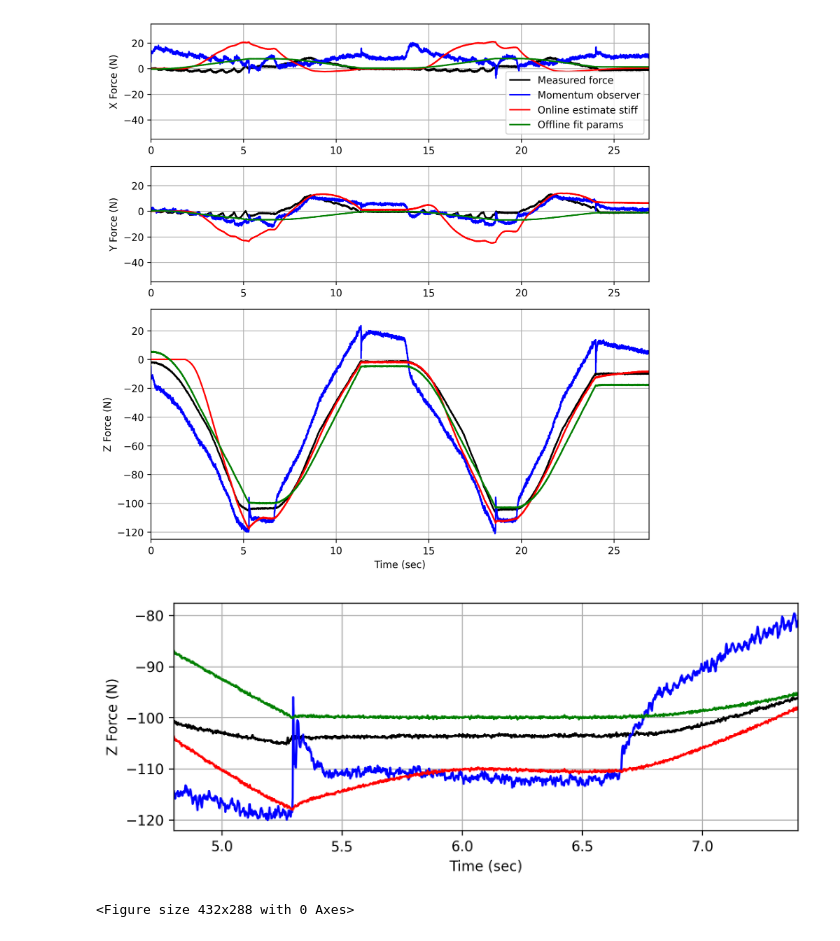
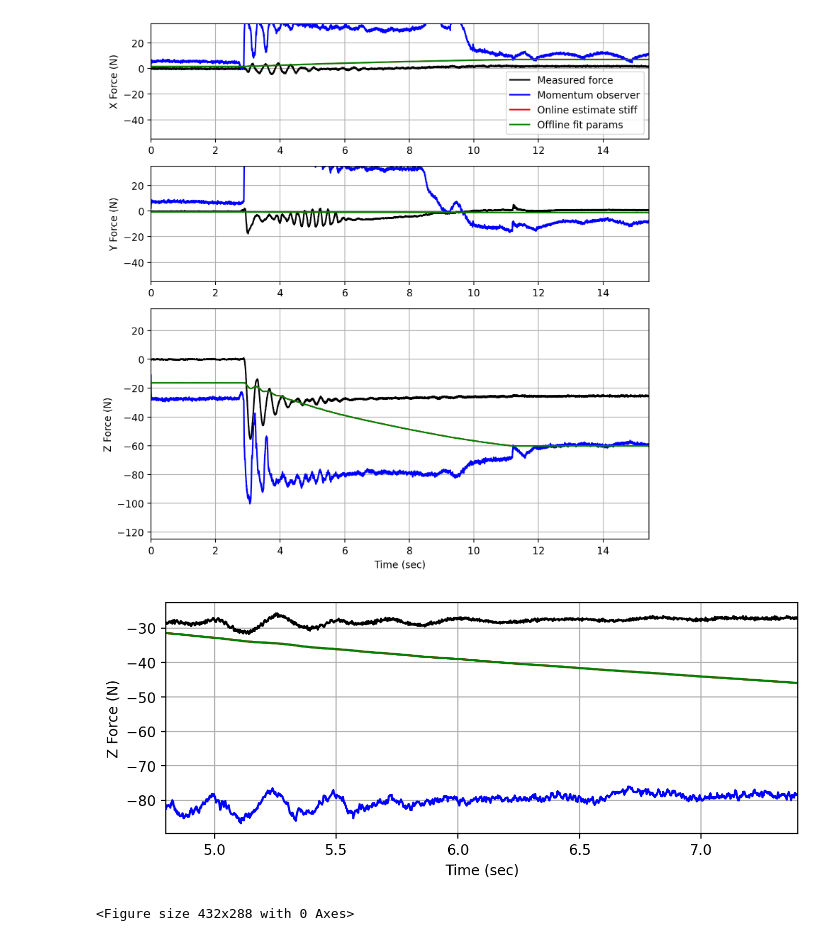
Before and after one commit to khaninger/full-state-estimator, a Jupyter notebook: pickle_plot.ipynb, the cells around one changed output. Drawn from its saved outputs; the diff is of its cells as text; code cells hidden in the pictures.

```diff
--- a/pickle_plot.ipynb
+++ b/pickle_plot.ipynb
@@ -7,12 +7,13 @@ plt_dpi = 200
 # %%
 # Plotting the estimated force, observer force, measured force
 
-traj = 'data/ur_vertical_3_stiff.pkl' # estimating stiffness online
+#traj = 'data/ur_vertical_3_stiff.pkl' # estimating stiffness online
+traj = 'data/ur_rotate_stiff_2.pkl'
 with open(traj, 'rb') as f:
     states, _, _, _, stiff, _, f_ee_obs_stiff, f_ee, true_pos, true_vel = pickle.load(f)
 
 #traj = 'data/ur_vertical_3_offline.pkl' # all fit parameters
-traj = 'data/ur_vertical_3.pkl' # all fit parameters
+#traj = 'data/ur_vertical_3.pkl' # all fit parameters
 with open(traj, 'rb') as f:
     _, _, _, _, _, f_ee_mo, f_ee_obs_off, f_ee, _, _ = pickle.load(f)
 
@@ -35,33 +36,33 @@ axs[0].legend()
 axs[0].set_ylim([-55,35])
 axs[1].set_ylim([-55,35])
 axs[2].set_ylim([-125,35])
 axs[0].set_ylabel('X Force (N)')
 axs[1].set_ylabel('Y Force (N)')
 axs[2].set_ylabel('Z Force (N)')
 
 #plt.xlabel('Force (N)')
 #fig.text(0.04, 0.5, 'Force (N)', va='center', rotation='vertical')
 plt.xlabel('Time (sec)')
 plt.tight_layout()
 #plt.savefig('figs/force_comparison.pdf')
 
 plt.figure(figsize=(8,3), dpi=plt_dpi)
 time = range(2400, 7*500+200)
 t = np.array([time]).squeeze()/500.
 
 ind = 2
 plt.plot(t, f_ee[ind,time], 'k', label="Measured force")
 plt.plot(t, f_ee_mo[ind,time], 'b', label= "Momentum observer")
 plt.plot(t, f_ee_obs_stiff[ind,time], 'r', label= "Online estimate stiff")
 plt.plot(t, f_ee_obs_off[ind,time], 'g', label= "Offline fit params")
 plt.grid(True)
 plt.xlim([t[0],t[-1]])
 plt.xlabel('Time (sec)')
 plt.ylabel('Z Force (N)')
 plt.show()
 plt.tight_layout()
 plt.savefig('figs/force_comparison_zoom.pdf')
 # %% [output]
-[figure, old version]
+[figure, new version]
-[figure, old version]
+[figure, new version]
 <Figure size 432x288 with 0 Axes>
```
Also changed, not shown: parts of 6 cells of this notebook, 19 other files.
